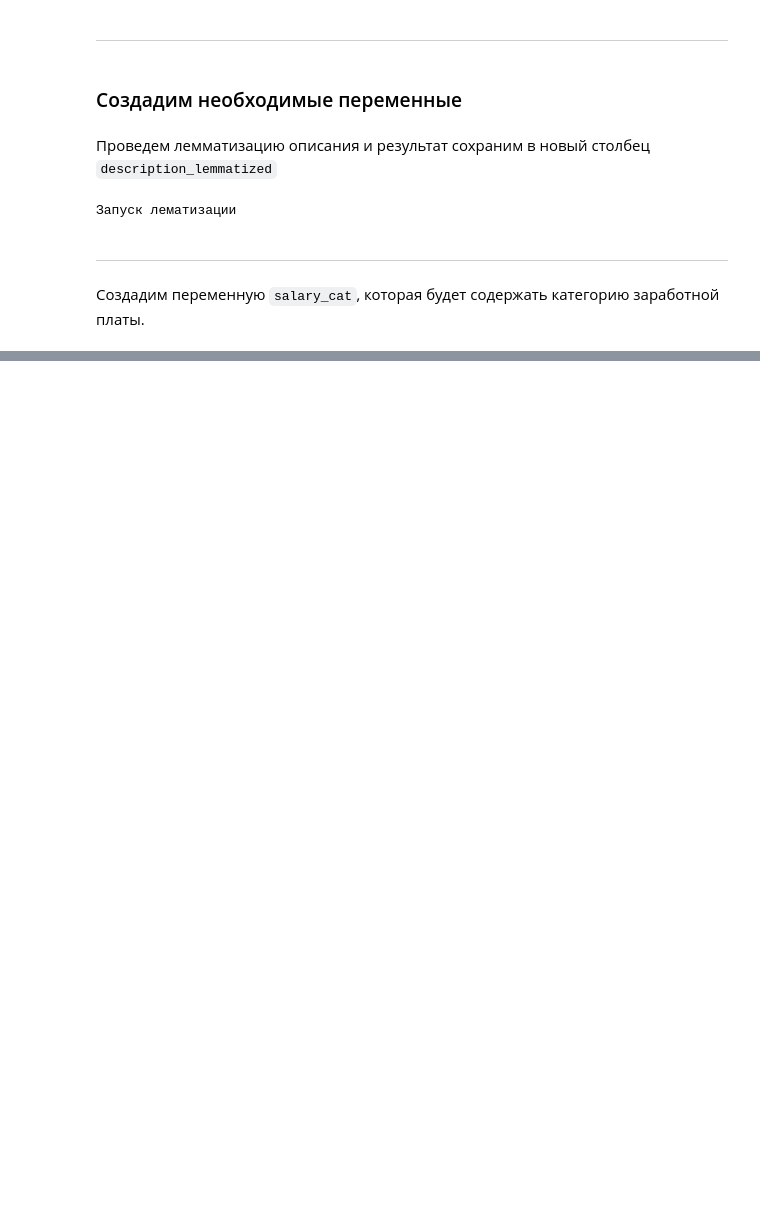
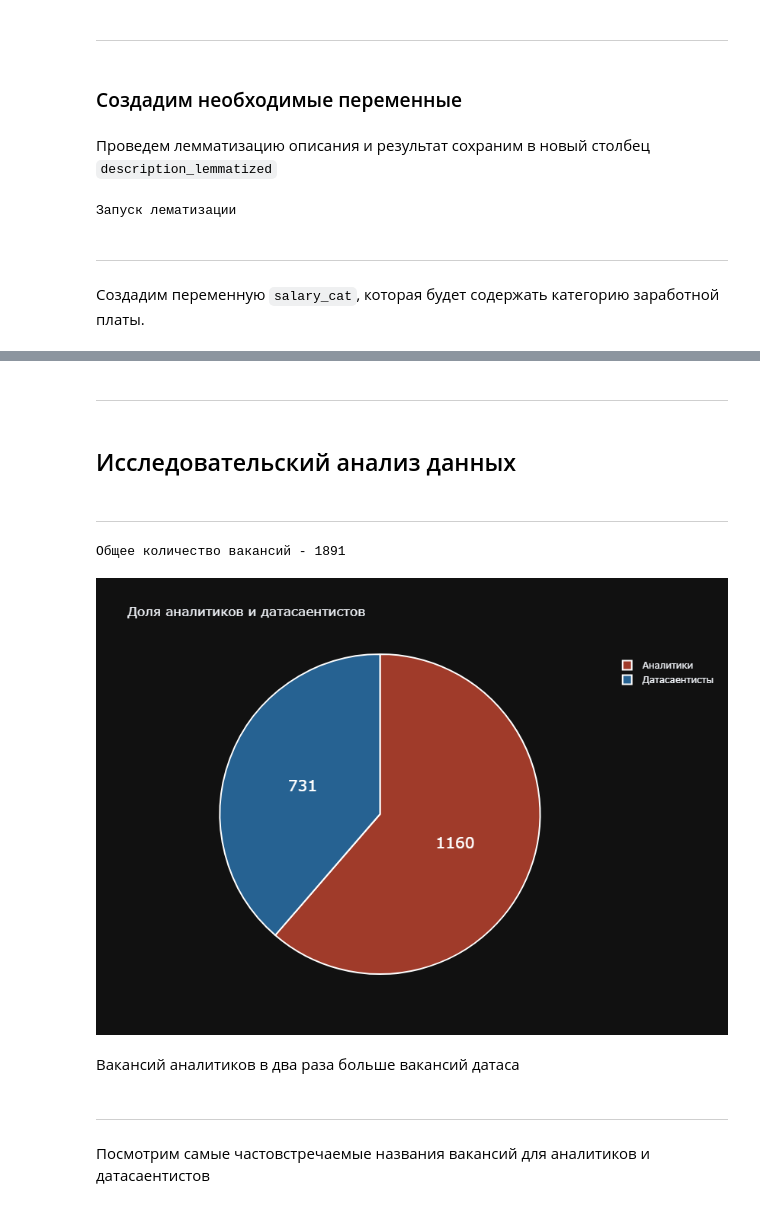
Before and after one commit to KuBaN658/vacancy_analysis, a Jupyter notebook: vacancy_analysis.ipynb, the cells around one changed output, grey strips where cells are left out. Saved outputs shown, nothing was run; the diff lists cells and outputs as text; code cells hidden in the pictures; blank space fills up the shorter version.

Commit message:
Приступить к исследовательскому анализу данных

```diff
--- a/vacancy_analysis.ipynb
+++ b/vacancy_analysis.ipynb
@@ -395,0 +392,54 @@ Name: count, dtype: int64
+# %%
+def calc_salary_bin(row):
+    if row.isna()['salary_to'] and row.isna()['salary_from']:
+        return 'ЗП не указана'
+    if not row.isna()['salary_to']:
+        if row['salary_to'] > 3e5:
+            return 'Больше 300 тысяч'
+        if row['salary_to'] > 2e5:
+            return 'От 200 тысяч до 300 тысяч'
+        if row['salary_to'] > 1e5:
+            return 'От 100 тысяч до 200 тысяч'
+        else:
+            return 'Меньше 100 тысяч'
+    if not row.isna()['salary_from']:
+        if row['salary_from'] >= 3e5:
+            return 'Больше 300 тысяч'
+        if row['salary_from'] >= 2e5:
+            return 'От 200 тысяч до 300 тысяч'
+        if row['salary_from'] >= 1e5:
+            return 'От 100 тысяч до 200 тысяч'
+        else:
+            return 'Меньше 100 тысяч'
+# %%
+vacancies['salary_bin'] = vacancies.apply(calc_salary_bin, axis=1)
+# %% [markdown]
+---
+# %% [markdown]
+## Исследовательский анализ данных
+# %% [markdown]
+---
+# %%
+df = vacancies.name_type.value_counts().reset_index()
+print(f'Общее количество вакансий - {vacancies.shape[0]}')
+colors = ['#A03B2A', '#266292']
+fig = go.Figure(data=[go.Pie(labels=['Аналитики','Датасаентисты'],
+                             values=df['count'])])
+fig.update_layout(
+        height=600, width=600,
+        title_text='Доля аналитиков и датасаентистов',
+        showlegend=True,
+        template="plotly_dark",
+    )
+fig.update_traces(hoverinfo='label+percent', textinfo='value', textfont_size=20,
+                  marker=dict(colors=colors, line=dict(color='#FFFFFF', width=2)))
+fig.show()
+# %% [output]
+Общее количество вакансий - 1891
+[figure, added]
+# %% [markdown]
+Вакансий аналитиков в два раза больше вакансий датаса
+# %% [markdown]
+---
+# %% [markdown]
+Посмотрим самые частовстречаемые названия вакансий для аналитиков и датасаентистов
```
Also changed, not shown: parts of 50 cells of this notebook, 6 other files.
